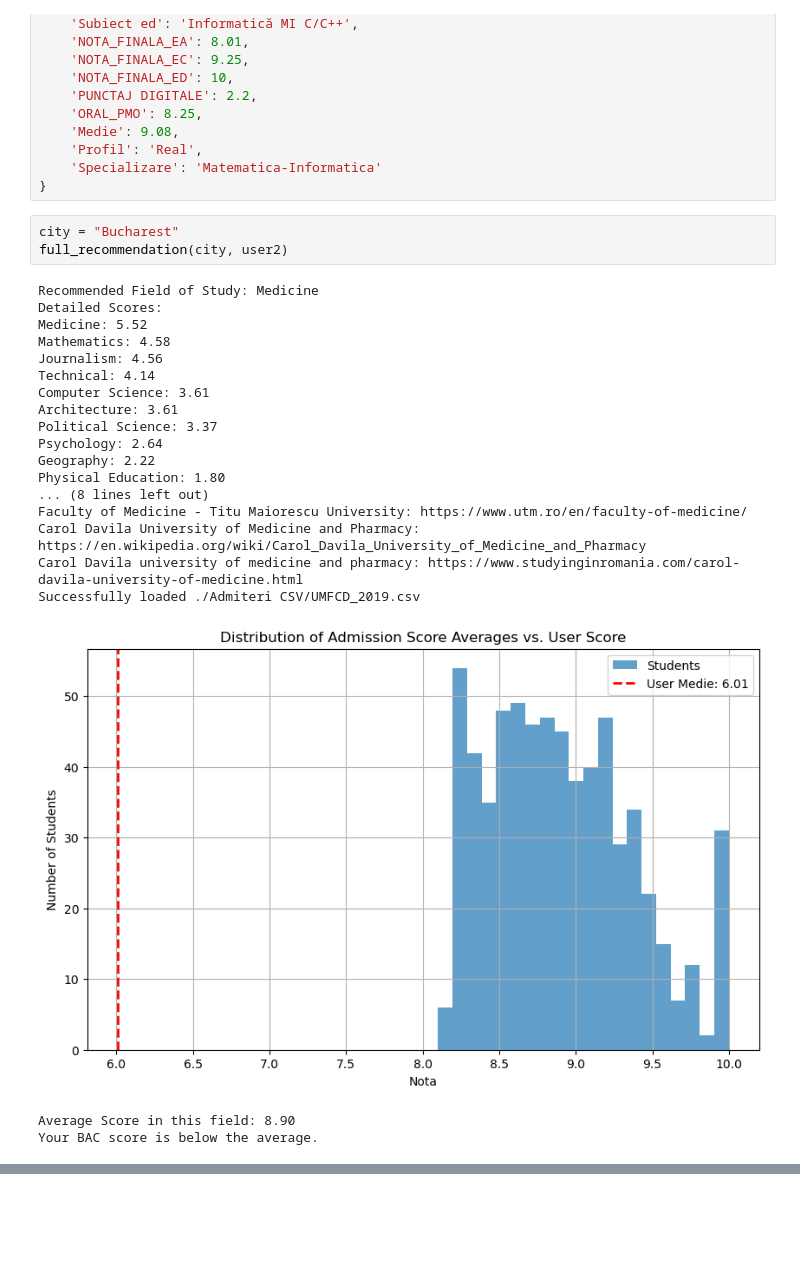
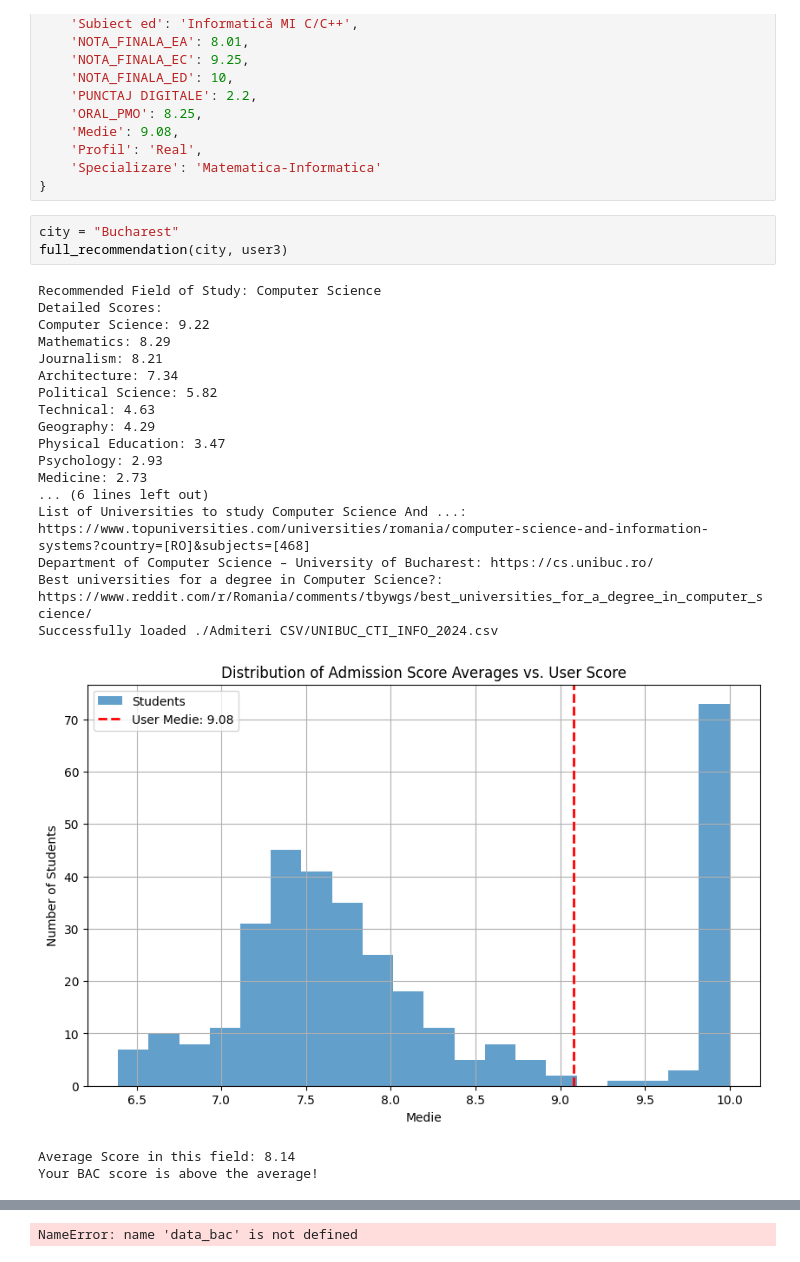
Before and after one commit to victor1606/University-Recommender-System, a Jupyter notebook: recommendation_logic.ipynb, the cells around one changed output, grey strips where cells are left out. Cells and saved outputs as stored; diff of their text form; blank space fills up the shorter version.

```diff
--- a/recommendation_logic.ipynb
+++ b/recommendation_logic.ipynb
@@ -355,25 +354,25 @@ user3 = {
 }
 # %%
 city = "Bucharest"
-full_recommendation(city, user2)
+full_recommendation(city, user3)
 # %% [output]
-Recommended Field of Study: Medicine
+Recommended Field of Study: Computer Science
 Detailed Scores:
-Medicine: 5.52
-Mathematics: 4.58
-Journalism: 4.56
-Technical: 4.14
-Computer Science: 3.61
-Architecture: 3.61
-Political Science: 3.37
-Psychology: 2.64
-Geography: 2.22
-Physical Education: 1.80
-... (8 lines left out)
-Faculty of Medicine - Titu Maiorescu University: https://www.utm.ro/en/faculty-of-medicine/
-Carol Davila University of Medicine and Pharmacy: https://en.wikipedia.org/wiki/Carol_Davila_University_of_Medicine_and_Pharmacy
-Carol Davila university of medicine and pharmacy: https://www.studyinginromania.com/carol-davila-university-of-medicine.html
-Successfully loaded ./Admiteri CSV/UMFCD_2019.csv
+Computer Science: 9.22
+Mathematics: 8.29
+Journalism: 8.21
+Architecture: 7.34
+Political Science: 5.82
+Technical: 4.63
+Geography: 4.29
+Physical Education: 3.47
+Psychology: 2.93
+Medicine: 2.73
+... (6 lines left out)
+List of Universities to study Computer Science And ...: https://www.topuniversities.com/universities/romania/computer-science-and-information-systems?country=[RO]&subjects=[468]
+Department of Computer Science – University of Bucharest: https://cs.unibuc.ro/
+Best universities for a degree in Computer Science?: https://www.reddit.com/r/Romania/comments/tbywgs/best_universities_for_a_degree_in_computer_science/
+Successfully loaded ./Admiteri CSV/UNIBUC_CTI_INFO_2024.csv
-[figure, old version]
+[figure, new version]
-Average Score in this field: 8.90
-Your BAC score is below the average.
+Average Score in this field: 8.14
+Your BAC score is above the average!
@@ -381,0 +379 @@ Your BAC score is below the average.
+NameError: name 'data_bac' is not defined
```
Also changed, not shown: parts of 2 cells of this notebook, 6 other files.
